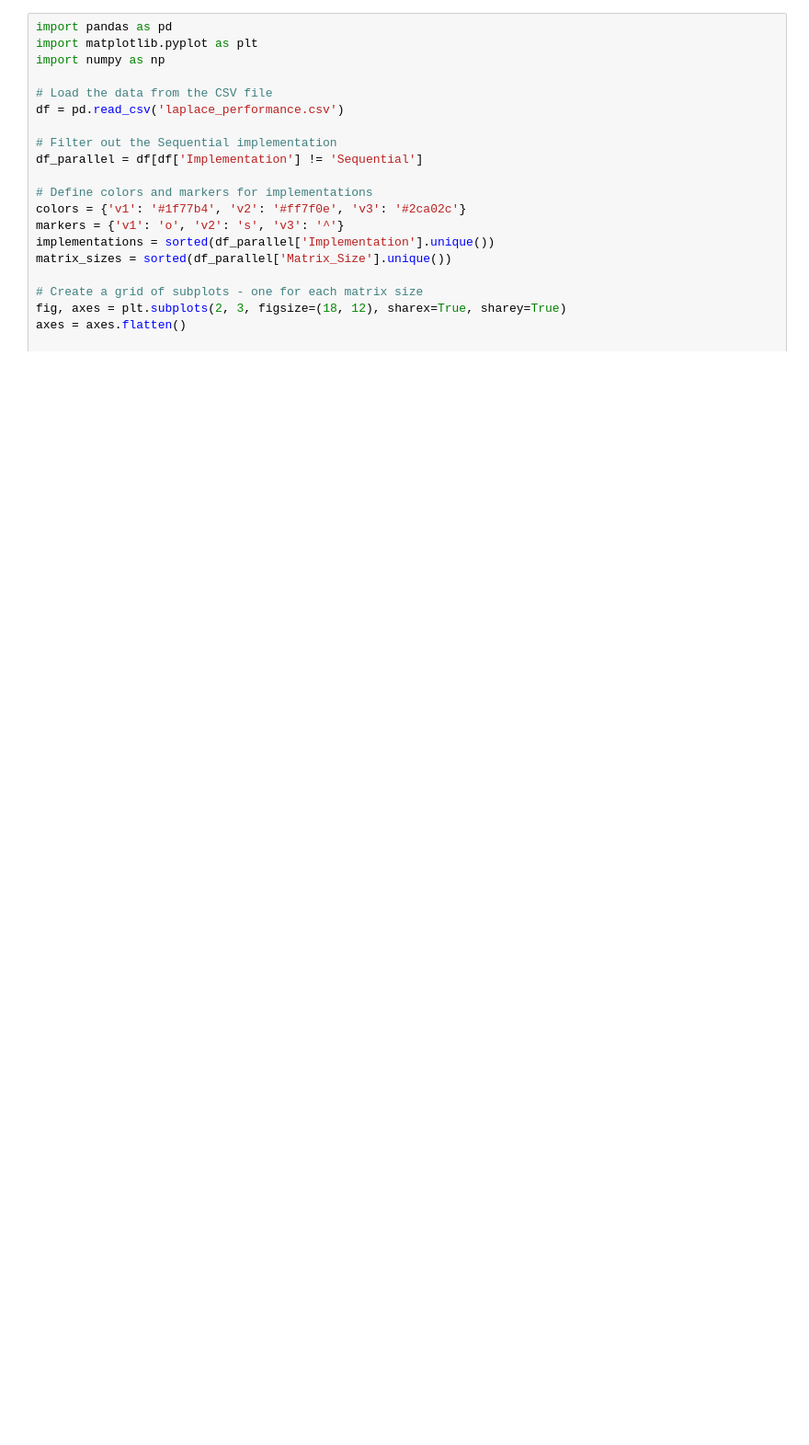
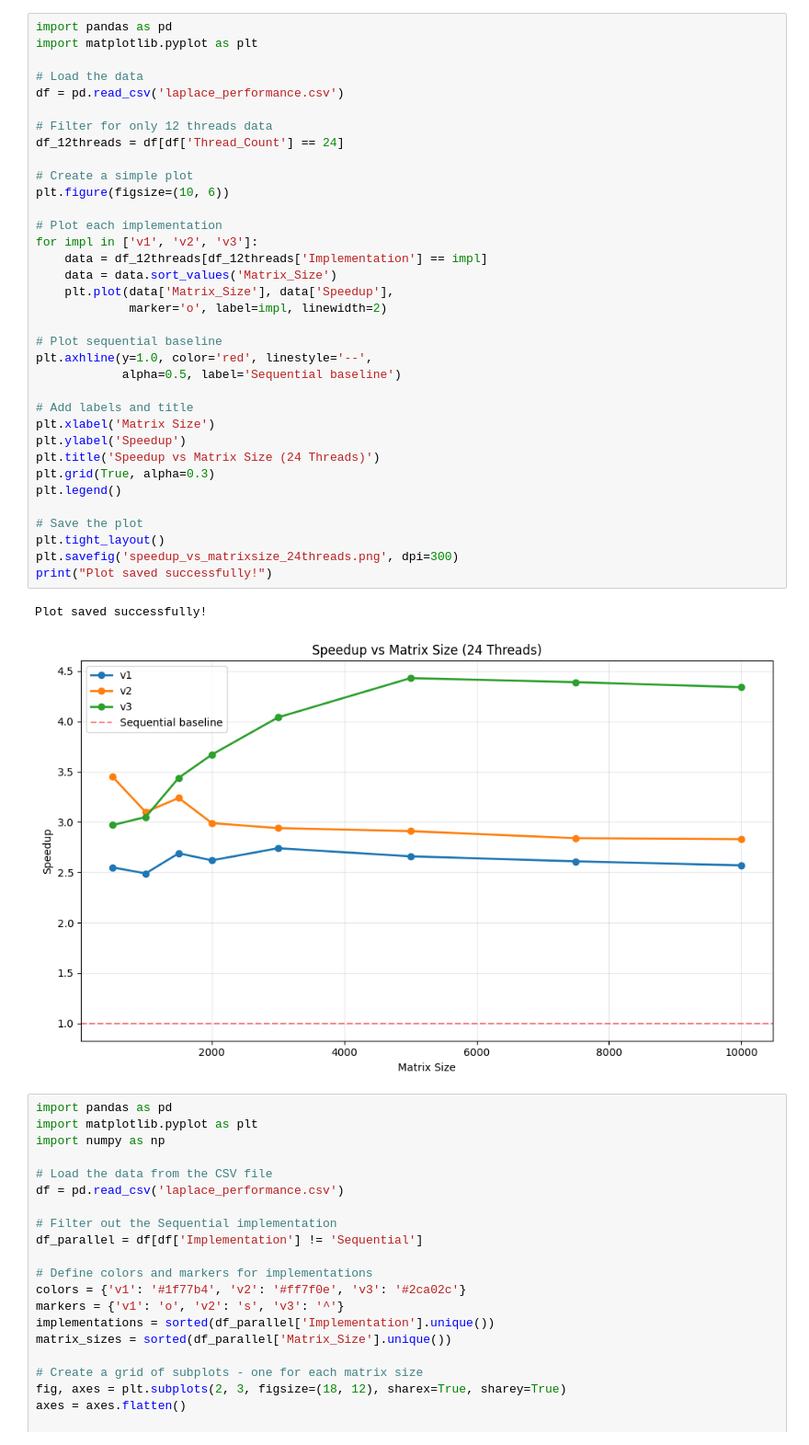
Before and after one commit to dettinjo/Parallel_Programming, a Jupyter notebook: 4_OpenMP_Laplace/plotting.ipynb, the cells around one changed output. Shown at 92% size. Drawn from its saved outputs; the diff is of its cells as text; blank space fills up the shorter version.

```diff
--- a/4_OpenMP_Laplace/plotting.ipynb
+++ b/4_OpenMP_Laplace/plotting.ipynb
@@ -90,3 +90,41 @@ plt.savefig('all-up-to-v3,png', dpi=300, bbox_inches='tight')
+# %%
+import pandas as pd
+import matplotlib.pyplot as plt
+
+# Load the data
+df = pd.read_csv('laplace_performance.csv')
+
+# Filter for only 12 threads data
+df_12threads = df[df['Thread_Count'] == 24]
+
+# Create a simple plot
+plt.figure(figsize=(10, 6))
+
+# Plot each implementation
+for impl in ['v1', 'v2', 'v3']:
+    data = df_12threads[df_12threads['Implementation'] == impl]
+    data = data.sort_values('Matrix_Size')
+    plt.plot(data['Matrix_Size'], data['Speedup'],
+             marker='o', label=impl, linewidth=2)
+
+# Plot sequential baseline
+plt.axhline(y=1.0, color='red', linestyle='--',
+            alpha=0.5, label='Sequential baseline')
+
+# Add labels and title
+plt.xlabel('Matrix Size')
+plt.ylabel('Speedup')
+plt.title('Speedup vs Matrix Size (24 Threads)')
+plt.grid(True, alpha=0.3)
+plt.legend()
+
+# Save the plot
+plt.tight_layout()
+plt.savefig('speedup_vs_matrixsize_24threads.png', dpi=300)
+print("Plot saved successfully!")
+# %% [output]
+Plot saved successfully!
+[figure, added]
 # %%
 import pandas as pd
 import matplotlib.pyplot as plt
```
Also changed, not shown: parts of 2 cells of this notebook.
